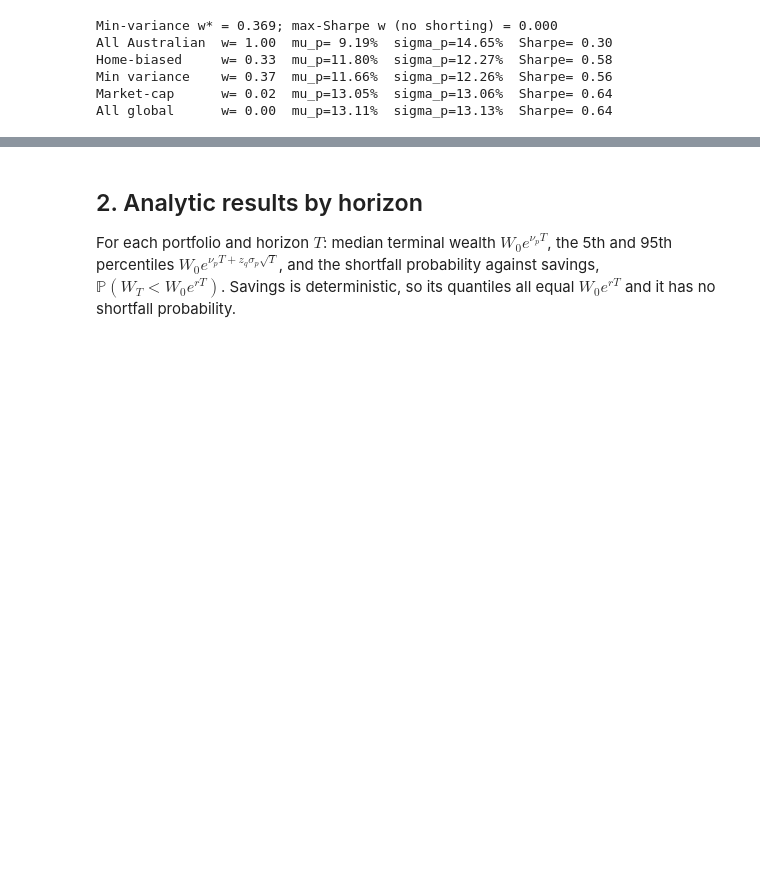
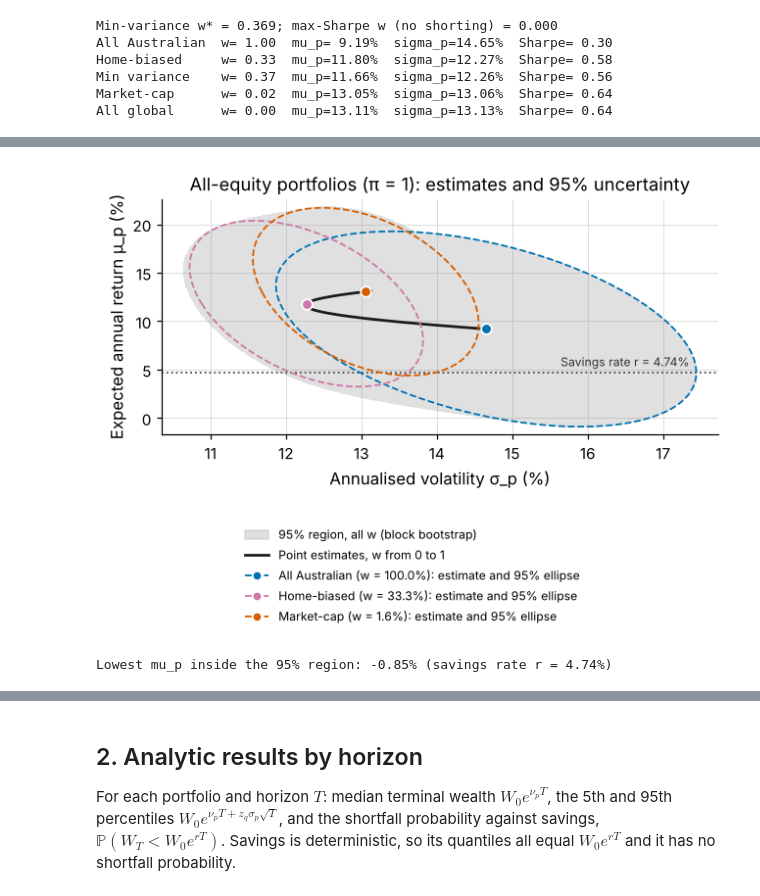
Before and after one commit to 9yifanchen9/MATH5816-Mini-Project, a Jupyter notebook: notebooks/04_application.ipynb, the cells around one changed output, grey strips where cells are left out. Drawn from its saved outputs; the diff is of its cells as text; code cells hidden in the pictures; blank space fills up the shorter version.

```diff
--- a/notebooks/04_application.ipynb
+++ b/notebooks/04_application.ipynb
@@ -288,0 +296,78 @@ All global      w= 0.00  mu_p=13.11%  sigma_p=13.13%  Sharpe= 0.64
+# %%
+from scipy.stats import chi2
+from matplotlib.patches import Patch
+from matplotlib.lines import Line2D
+
+w_reg = np.linspace(0, 1, 201)
+bmu_a, bmu_g = boot.mu_0.to_numpy(), boot.mu_1.to_numpy()
+bs_a, bs_g, brho = boot.sigma_0.to_numpy(), boot.sigma_1.to_numpy(), boot.rho.to_numpy()
+
+
+def boot_draws(w):
+    # bootstrap draws of (sigma_p, mu_p) for pi = 1 at AU weight w
+    mp, sp = gu.portfolio_params(1.0, w, bmu_a, bmu_g, bs_a, bs_g, brho, r)
+    return sp, mp
+
+
+centres = np.array([gu.portfolio_params(1.0, w, mu_a, mu_g, s_a, s_g, rho, r)[::-1] for w in w_reg])  # (sigma, mu)
+covs = np.array([np.cov(*boot_draws(w)) for w in w_reg])
+q95 = chi2.ppf(0.95, 2)
+sd = np.sqrt(covs[:, [0, 1], [0, 1]])
+S, M = np.meshgrid(np.linspace((centres[:, 0] - 3 * sd[:, 0]).min(), (centres[:, 0] + 3 * sd[:, 0]).max(), 500),
+                   np.linspace((centres[:, 1] - 3 * sd[:, 1]).min(), (centres[:, 1] + 3 * sd[:, 1]).max(), 500))
+inside = np.zeros(S.shape, dtype=bool)
+for (cs, cm), C in zip(centres, covs):
+    Ci = np.linalg.inv(C)
+    ds, dm = S - cs, M - cm
+    inside |= (Ci[0, 0] * ds**2 + 2 * Ci[0, 1] * ds * dm + Ci[1, 1] * dm**2) <= q95
+
+
+def ellipse_xy(centre, C, n=200):
+    vals, vecs = np.linalg.eigh(C)
+    t = np.linspace(0, 2 * np.pi, n)
+    pts = vecs @ (np.sqrt(vals * q95)[:, None] * np.vstack([np.cos(t), np.sin(t)]))
+    return centre[0] + pts[0], centre[1] + pts[1]
+
+
+fig, ax = plt.subplots(figsize=(6.0, 4.4))
+ax.contourf(100 * S, 100 * M, inside.astype(float), levels=[0.5, 1.5], colors=["0.6"], alpha=0.3)
+ax.axhline(100 * r, color="0.3", ls=":", lw=1.2)
+ax.annotate(f"Savings rate r = {100 * r:.2f}%", (100 * S[inside].max(), 100 * r), xytext=(-4, 4),
+            textcoords="offset points", ha="right", fontsize=8, color="0.2")
+ax.plot(100 * centres[:, 0], 100 * centres[:, 1], color="0.1", lw=1.8)
+handles = [Patch(color="0.6", alpha=0.3), Line2D([], [], color="0.1", lw=1.8)]
+labels = ["95% region, all w (block bootstrap)", "Point estimates, w from 0 to 1"]
+for p in ["All Australian", "Home-biased", "Market-cap"]:
+    w = PORTS[p][1]
+    sp, mp = boot_draws(w)
+    c = gu.portfolio_params(1.0, w, mu_a, mu_g, s_a, s_g, rho, r)[::-1]
+    ex, ey = ellipse_xy(c, np.cov(sp, mp))
+    ax.plot(100 * ex, 100 * ey, color=COL[p], lw=1.2, ls="--")
+    ax.plot(100 * c[0], 100 * c[1], "o", ms=7, color=COL[p], mec="white", mew=1.2, zorder=5)
+    handles.append(Line2D([], [], color=COL[p], ls="--", marker="o", mec="white"))
+    labels.append(f"{p} (w = {100 * w:.1f}%): estimate and 95% ellipse")
+ax.set_xlabel("Annualised volatility σ_p (%)")
+ax.set_ylabel("Expected annual return μ_p (%)")
+ax.set_title("All-equity portfolios (π = 1): estimates and 95% uncertainty")
+ax.set_xlim(100 * S[inside].min() - 0.3, 100 * S[inside].max() + 0.3)
+ax.set_ylim(100 * M[inside].min() - 0.8, 100 * M[inside].max() + 0.8)
+fig.legend(handles, labels, loc="lower center", ncol=1, fontsize=8, bbox_to_anchor=(0.5, -0.01))
+fig.tight_layout(rect=(0, 0.26, 1, 1))
+gu.savefig(fig, "fig09c_return_volatility_region")
+plt.show()
+
+rows = []
+for p in RISKY:
+    sp, mp = boot_draws(PORTS[p][1])
+    rows.append({"portfolio": p, "w": PORTS[p][1],
+                 "mu_p 2.5%": np.quantile(mp, 0.025), "mu_p 97.5%": np.quantile(mp, 0.975),
+                 "sigma_p 2.5%": np.quantile(sp, 0.025), "sigma_p 97.5%": np.quantile(sp, 0.975),
+                 "corr(sigma_p, mu_p)": np.corrcoef(sp, mp)[0, 1], "P(mu_p < r)": (mp < r).mean()})
+region_tab = pd.DataFrame(rows).set_index("portfolio")
+region_tab.to_csv(gu.TAB_DIR / "portfolio_return_vol_uncertainty.csv")
+print(f"Lowest mu_p inside the 95% region: {M[inside].min():.2%} (savings rate r = {r:.2%})")
+region_tab.style.format({c: "{:.2%}" for c in region_tab.columns if c != "corr(sigma_p, mu_p)"}
+                        | {"corr(sigma_p, mu_p)": "{:+.2f}"})
+# %% [output]
+[figure, added]
+Lowest mu_p inside the 95% region: -0.85% (savings rate r = 4.74%)
```
Also changed, not shown: parts of 3 cells of this notebook, 9 other files.
